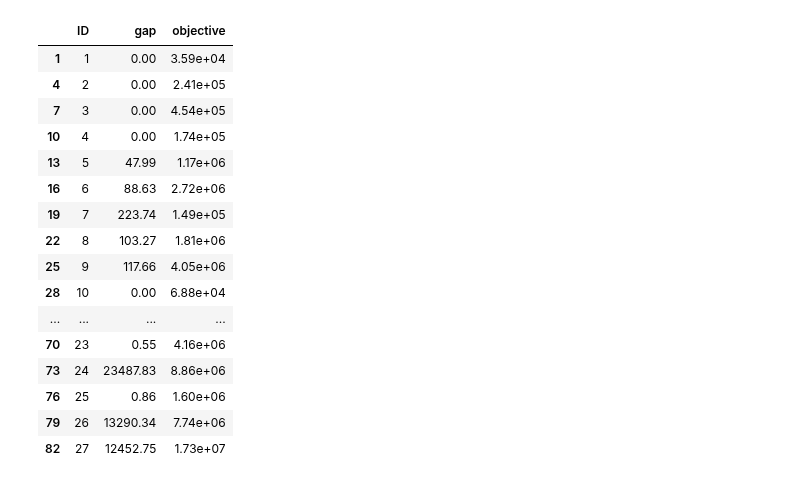
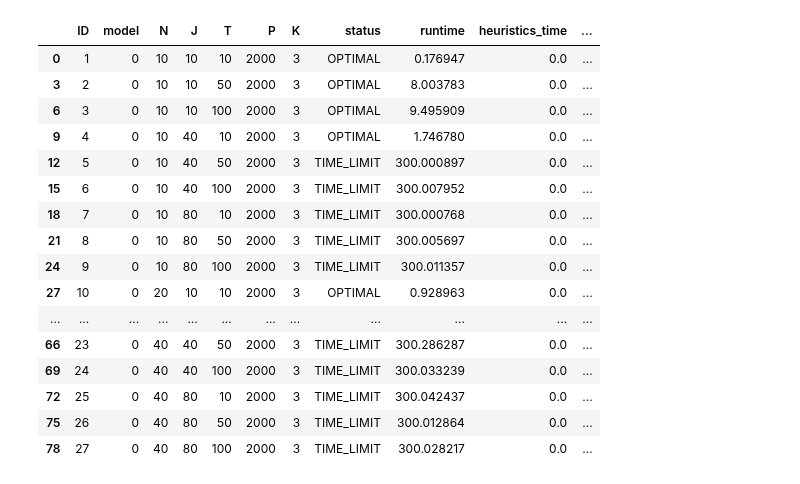
Before and after one commit to marcotallone/railway-scheduling, a Jupyter notebook: notebooks/scalability.ipynb, the cells around one changed output. Drawn from its saved outputs; the diff is of its cells as text; code cells hidden in the pictures.

```diff
--- a/notebooks/scalability.ipynb
+++ b/notebooks/scalability.ipynb
@@ -6,6 +6,31 @@ import seaborn as sns
 # %%
 RESULTFILE = '../apps/results.csv'
 df = pd.read_csv(RESULTFILE)
+
+# Multiply gap column by 100
+df['gap'] = df['gap'] * 100
+
+
 df0 = df[df['model']==0].copy()
 df1 = df[df['model']==1].copy()
 df2 = df[df['model']==2].copy()
+# %%
+df0
+# %% [output]
+|  | ID | model | N | J | T | P | K | status | runtime | heuristics_time | ... |
+| 0 | 1 | 0 | 10 | 10 | 10 | 2000 | 3 | OPTIMAL | 0.176947 | 0.0 | ... |
+| 3 | 2 | 0 | 10 | 10 | 50 | 2000 | 3 | OPTIMAL | 8.003783 | 0.0 | ... |
+| 6 | 3 | 0 | 10 | 10 | 100 | 2000 | 3 | OPTIMAL | 9.495909 | 0.0 | ... |
+| 9 | 4 | 0 | 10 | 40 | 10 | 2000 | 3 | OPTIMAL | 1.746780 | 0.0 | ... |
+| 12 | 5 | 0 | 10 | 40 | 50 | 2000 | 3 | TIME_LIMIT | 300.000897 | 0.0 | ... |
+| 15 | 6 | 0 | 10 | 40 | 100 | 2000 | 3 | TIME_LIMIT | 300.007952 | 0.0 | ... |
+| 18 | 7 | 0 | 10 | 80 | 10 | 2000 | 3 | TIME_LIMIT | 300.000768 | 0.0 | ... |
+| 21 | 8 | 0 | 10 | 80 | 50 | 2000 | 3 | TIME_LIMIT | 300.005697 | 0.0 | ... |
+| 24 | 9 | 0 | 10 | 80 | 100 | 2000 | 3 | TIME_LIMIT | 300.011357 | 0.0 | ... |
+| 27 | 10 | 0 | 20 | 10 | 10 | 2000 | 3 | OPTIMAL | 0.928963 | 0.0 | ... |
+| ... | ... | ... | ... | ... | ... | ... | ... | ... | ... | ... | ... |
+| 66 | 23 | 0 | 40 | 40 | 50 | 2000 | 3 | TIME_LIMIT | 300.286287 | 0.0 | ... |
+| 69 | 24 | 0 | 40 | 40 | 100 | 2000 | 3 | TIME_LIMIT | 300.033239 | 0.0 | ... |
+| 72 | 25 | 0 | 40 | 80 | 10 | 2000 | 3 | TIME_LIMIT | 300.042437 | 0.0 | ... |
+| 75 | 26 | 0 | 40 | 80 | 50 | 2000 | 3 | TIME_LIMIT | 300.012864 | 0.0 | ... |
+| 78 | 27 | 0 | 40 | 80 | 100 | 2000 | 3 | TIME_LIMIT | 300.028217 | 0.0 | ... |
@@ -23,24 +58 @@ df2['gap'] = df2['gap'] * 100
-# %%
-
-pd.set_option('display.precision', 2)
-
-display(df1)
-# %% [output]
-|  | ID | gap | objective |
-| 1 | 1 | 0.00 | 3.59e+04 |
-| 4 | 2 | 0.00 | 2.41e+05 |
-| 7 | 3 | 0.00 | 4.54e+05 |
-| 10 | 4 | 0.00 | 1.74e+05 |
-| 13 | 5 | 47.99 | 1.17e+06 |
-| 16 | 6 | 88.63 | 2.72e+06 |
-| 19 | 7 | 223.74 | 1.49e+05 |
-| 22 | 8 | 103.27 | 1.81e+06 |
-| 25 | 9 | 117.66 | 4.05e+06 |
-| 28 | 10 | 0.00 | 6.88e+04 |
-| ... | ... | ... | ... |
-| 70 | 23 | 0.55 | 4.16e+06 |
-| 73 | 24 | 23487.83 | 8.86e+06 |
-| 76 | 25 | 0.86 | 1.60e+06 |
-| 79 | 26 | 13290.34 | 7.74e+06 |
-| 82 | 27 | 12452.75 | 1.73e+07 |
 # %%
```
Also changed, not shown: parts of 8 cells of this notebook.
